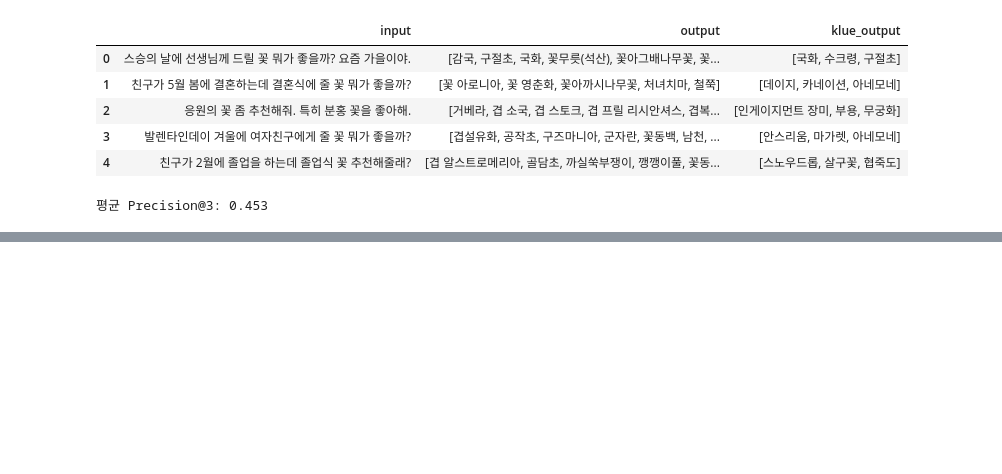
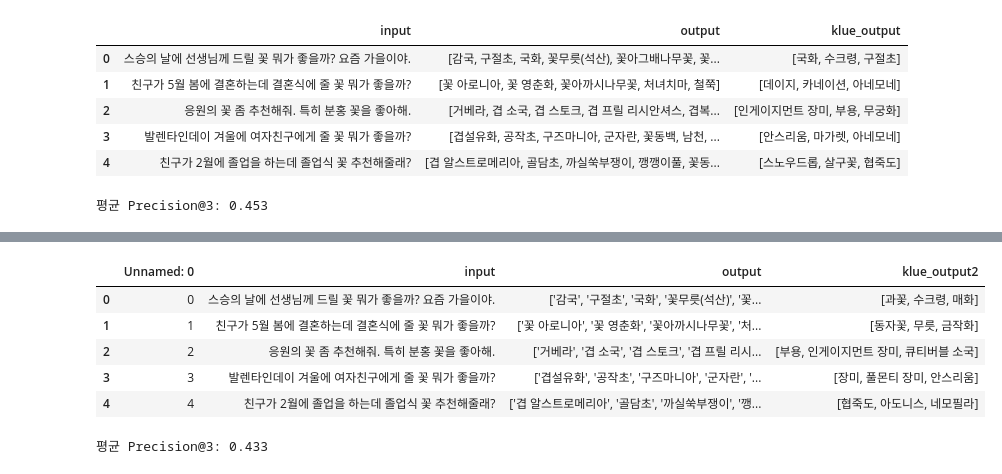
Before and after one commit to Fiurinee-Tave/Model, a Jupyter notebook: data/14_추천시스템_평가.ipynb, the cells around one changed output, grey strips where cells are left out. Drawn from its saved outputs; the diff is of its cells as text; code cells hidden in the pictures; blank space fills up the shorter version.

```diff
--- a/data/14_추천시스템_평가.ipynb
+++ b/data/14_추천시스템_평가.ipynb
@@ -360,0 +397,11 @@ print(f"\n평균 Precision@3: {avg_precision:.3f}")
+# %%
+correct4 = correct.copy()
+correct4['klue_output2'] = df_klue2['추천꽃']
+correct4.head(5)
+# %% [output]
+|  | Unnamed: 0 | input | output | klue_output2 |
+| 0 | 0 | 스승의 날에 선생님께 드릴 꽃 뭐가 좋을까? 요즘 가을이야. | ['감국', '구절초', '국화', '꽃무릇(석산)', '꽃... | [과꽃, 수크령, 매화] |
+| 1 | 1 | 친구가 5월 봄에 결혼하는데 결혼식에 줄 꽃 뭐가 좋을까? | ['꽃 아로니아', '꽃 영춘화', '꽃아까시나무꽃', '처... | [동자꽃, 무릇, 금작화] |
+| 2 | 2 | 응원의 꽃 좀 추천해줘. 특히 분홍 꽃을 좋아해. | ['거베라', '겹 소국', '겹 스토크', '겹 프릴 리시... | [부용, 인게이지먼트 장미, 큐티버블 소국] |
+| 3 | 3 | 발렌타인데이 겨울에 여자친구에게 줄 꽃 뭐가 좋을까? | ['겹설유화', '공작초', '구즈마니아', '군자란', '... | [장미, 풀몬티 장미, 안스리움] |
+| 4 | 4 | 친구가 2월에 졸업을 하는데 졸업식 꽃 추천해줄래? | ['겹 알스트로메리아', '골담초', '까실쑥부쟁이', '깽... | [협죽도, 아도니스, 네모필라] |
@@ -361,2 +435,15 @@ print(f"\n평균 Precision@3: {avg_precision:.3f}")
+# %%
+# 각 질문에 대한 Precision@3 계산
+precisions = []
+for index, row in correct4.iterrows():
+    p_at_3 = precision_at_k(row["output"], row["klue_output2"], k=3)
+    precisions.append(p_at_3)
+    # print(f"{row['input']} - Precision@3: {p_at_3:.3f}")
+
+# 전체 평균 Precision@3 계산
+avg_precision = sum(precisions) / len(precisions)
+print(f"\n평균 Precision@3: {avg_precision:.3f}")
+# %% [output]
+평균 Precision@3: 0.433
 # %%
 # correct2.to_csv("C:/Users/pc/Desktop/민지/동아리/프로젝트(13기)/추천시스템_데이터_평가.csv")
```
Also changed, not shown: parts of 6 cells of this notebook, 2 other files.
